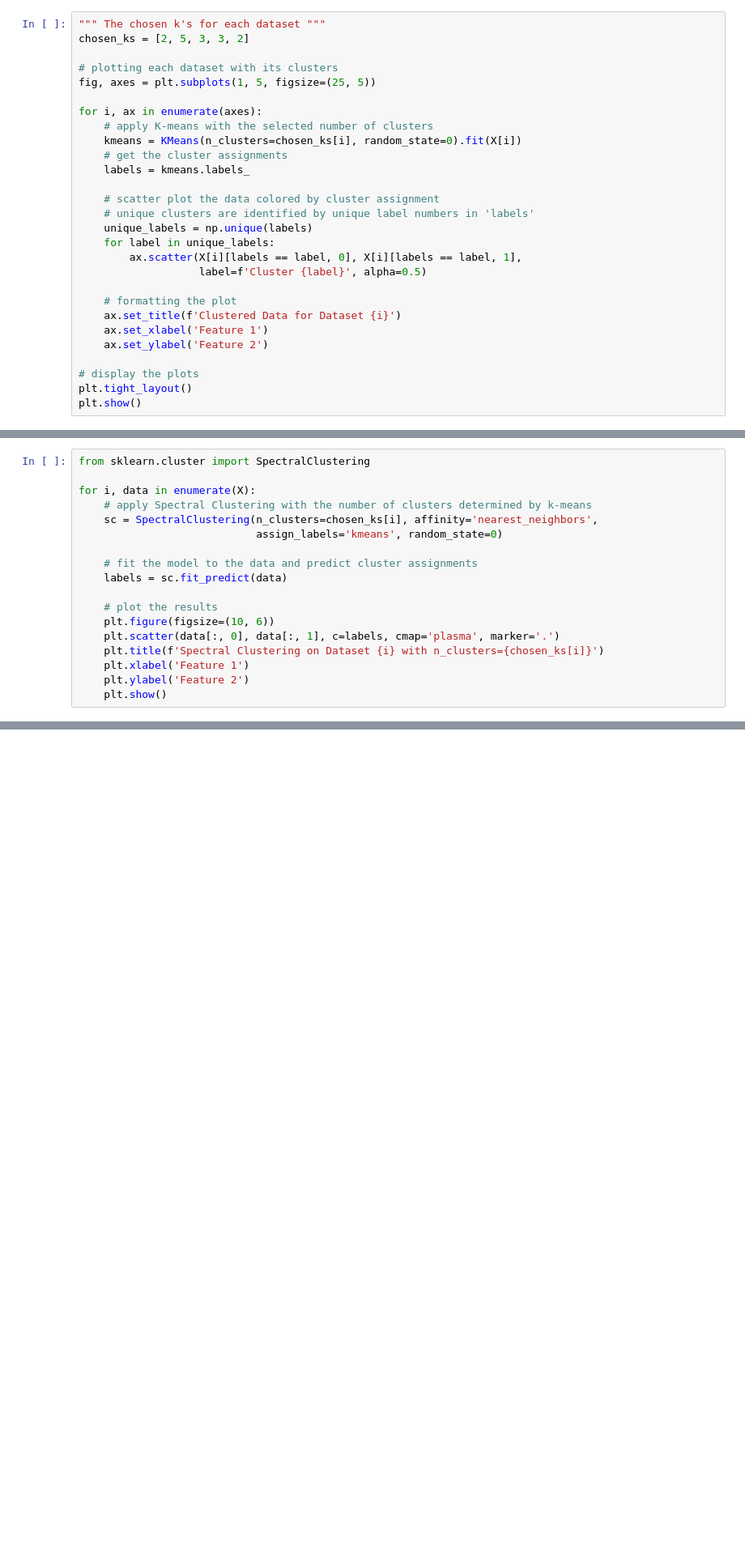
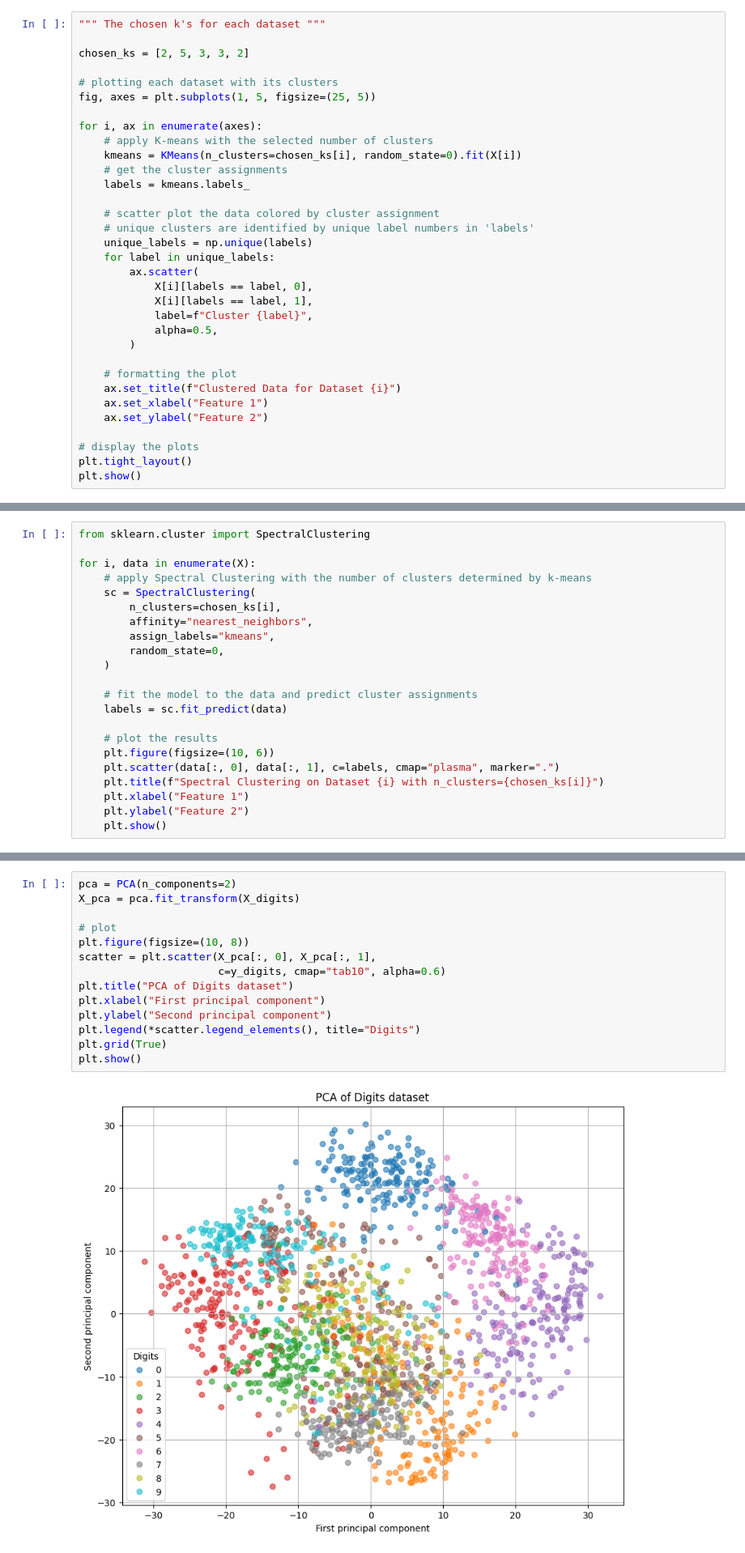
Before and after one commit to nogibjj/ML-Assignment5, a Jupyter notebook: Assignment_5.ipynb, the cells around one changed output, grey strips where cells are left out. Shown at 81% size. Drawn from its saved outputs; the diff is of its cells as text; blank space fills up the shorter version.

```diff
--- a/Assignment_5.ipynb
+++ b/Assignment_5.ipynb
@@ -140,6 +146,7 @@ plt.show()
 Plotting Clustered Data
 # %%
 """ The chosen k's for each dataset """
+
 chosen_ks = [2, 5, 3, 3, 2]
 
 # plotting each dataset with its clusters
@@ -155,13 +162,17 @@ for i, ax in enumerate(axes):
     # unique clusters are identified by unique label numbers in 'labels'
     unique_labels = np.unique(labels)
     for label in unique_labels:
-        ax.scatter(X[i][labels == label, 0], X[i][labels == label, 1],
-                   label=f'Cluster {label}', alpha=0.5)
+        ax.scatter(
+            X[i][labels == label, 0],
+            X[i][labels == label, 1],
+            label=f"Cluster {label}",
+            alpha=0.5,
+        )
 
     # formatting the plot
-    ax.set_title(f'Clustered Data for Dataset {i}')
-    ax.set_xlabel('Feature 1')
-    ax.set_ylabel('Feature 2')
+    ax.set_title(f"Clustered Data for Dataset {i}")
+    ax.set_xlabel("Feature 1")
+    ax.set_ylabel("Feature 2")
 
 # display the plots
 plt.tight_layout()
@@ -263,18 +281,22 @@ from sklearn.cluster import SpectralClustering
 
 for i, data in enumerate(X):
     # apply Spectral Clustering with the number of clusters determined by k-means
-    sc = SpectralClustering(n_clusters=chosen_ks[i], affinity='nearest_neighbors',
-                            assign_labels='kmeans', random_state=0)
+    sc = SpectralClustering(
+        n_clusters=chosen_ks[i],
+        affinity="nearest_neighbors",
+        assign_labels="kmeans",
+        random_state=0,
+    )
 
     # fit the model to the data and predict cluster assignments
     labels = sc.fit_predict(data)
 
     # plot the results
     plt.figure(figsize=(10, 6))
-    plt.scatter(data[:, 0], data[:, 1], c=labels, cmap='plasma', marker='.')
-    plt.title(f'Spectral Clustering on Dataset {i} with n_clusters={chosen_ks[i]}')
-    plt.xlabel('Feature 1')
-    plt.ylabel('Feature 2')
+    plt.scatter(data[:, 0], data[:, 1], c=labels, cmap="plasma", marker=".")
+    plt.title(f"Spectral Clustering on Dataset {i} with n_clusters={chosen_ks[i]}")
+    plt.xlabel("Feature 1")
+    plt.ylabel("Feature 2")
     plt.show()
 # %% [output]
 [figure]
@@ -347,0 +372,16 @@ y_digits = digits.target
+# %%
+pca = PCA(n_components=2)
+X_pca = pca.fit_transform(X_digits)
+
+# plot
+plt.figure(figsize=(10, 8))
+scatter = plt.scatter(X_pca[:, 0], X_pca[:, 1],
+                      c=y_digits, cmap="tab10", alpha=0.6)
+plt.title("PCA of Digits dataset")
+plt.xlabel("First principal component")
+plt.ylabel("Second principal component")
+plt.legend(*scatter.legend_elements(), title="Digits")
+plt.grid(True)
+plt.show()
+# %% [output]
+[figure, added]
```
Also changed, not shown: parts of 12 cells of this notebook, 1 other file.
